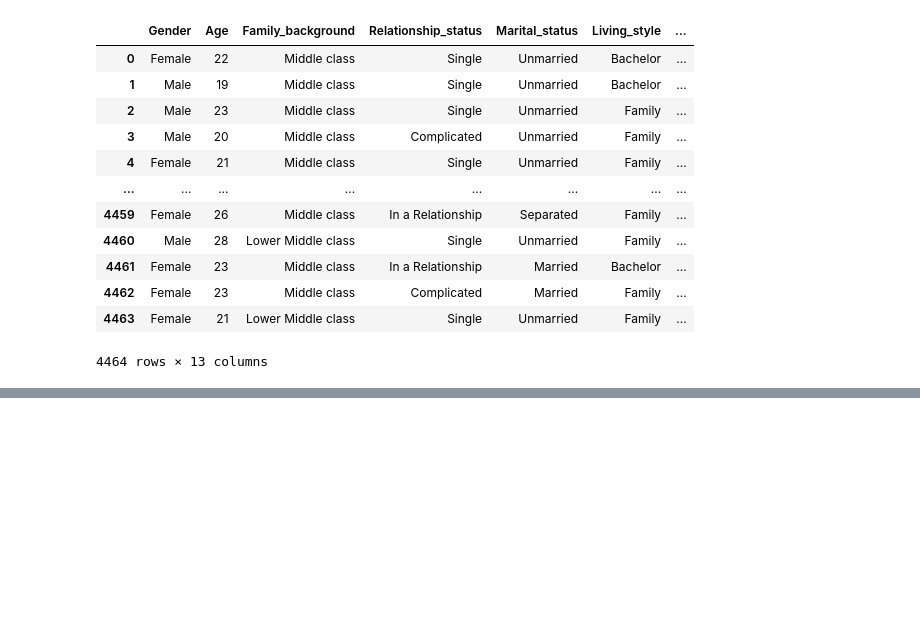
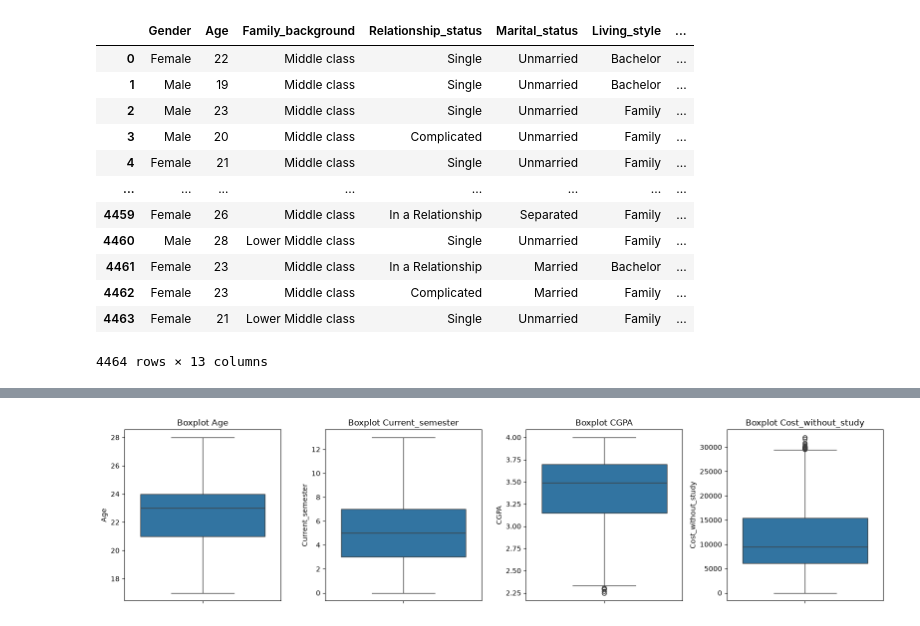
Before and after one commit to Mozzyvocca/Python-Data-Learning, a Jupyter notebook: student_depression.ipynb, the cells around one changed output, grey strips where cells are left out. Cells and saved outputs as stored; diff of their text form; code cells hidden in the pictures; blank space fills up the shorter version.

Commit message:
learning curve

```diff
--- a/student_depression.ipynb
+++ b/student_depression.ipynb
@@ -79,0 +46,23 @@ Cost_without_study -0.062625          0.013762  0.081900            1.000000
+# %%
+# outlier
+import math
+import matplotlib.pyplot as plt
+import seaborn as sns
+
+numerical_columns = df.select_dtypes(include='number').columns
+
+## Outlier
+n_cols = 4  # jumlah plot per baris, silakan diubah
+n_rows = math.ceil(len(numerical_columns) / n_cols)
+
+plt.figure(figsize=(4 * n_cols, 4 * n_rows))
+
+for i, column in enumerate(numerical_columns):
+    plt.subplot(n_rows, n_cols, i + 1)
+    sns.boxplot(y=df[column])
+    plt.title(f'Boxplot {column}')
+
+plt.tight_layout()
+plt.show()
+# %% [output]
+[figure, added]
```
Also changed, not shown: parts of 13 cells of this notebook, 1 other file.
